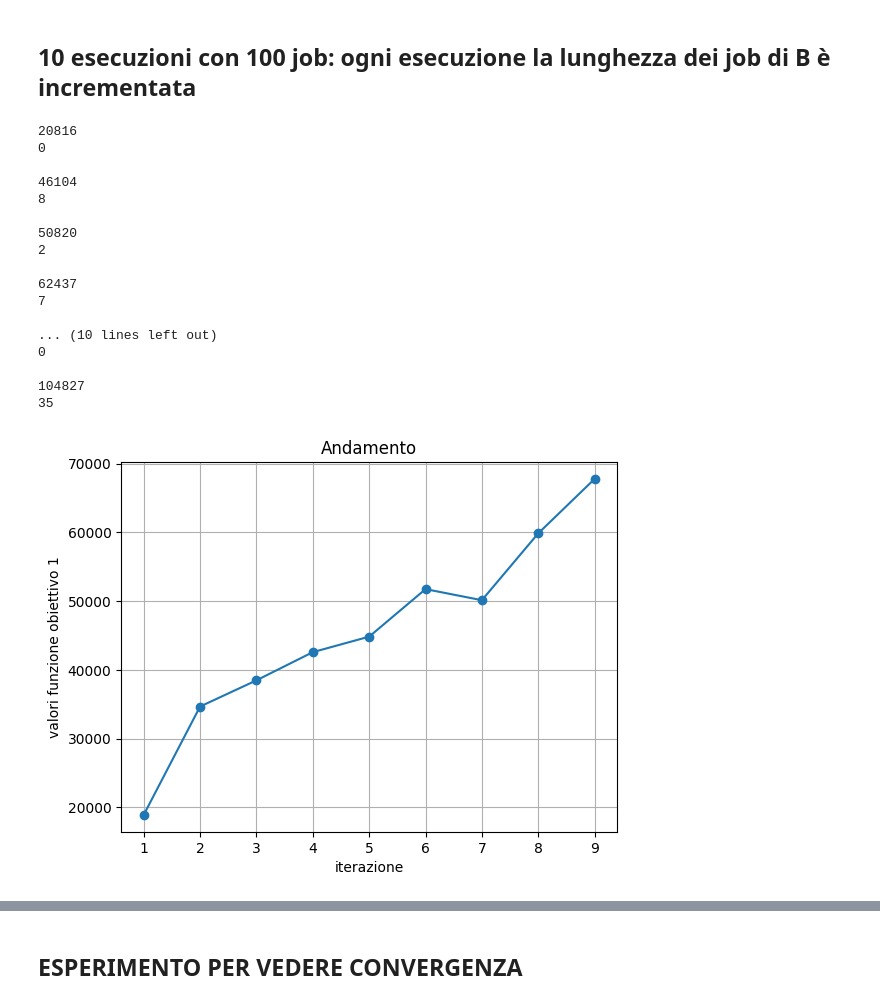
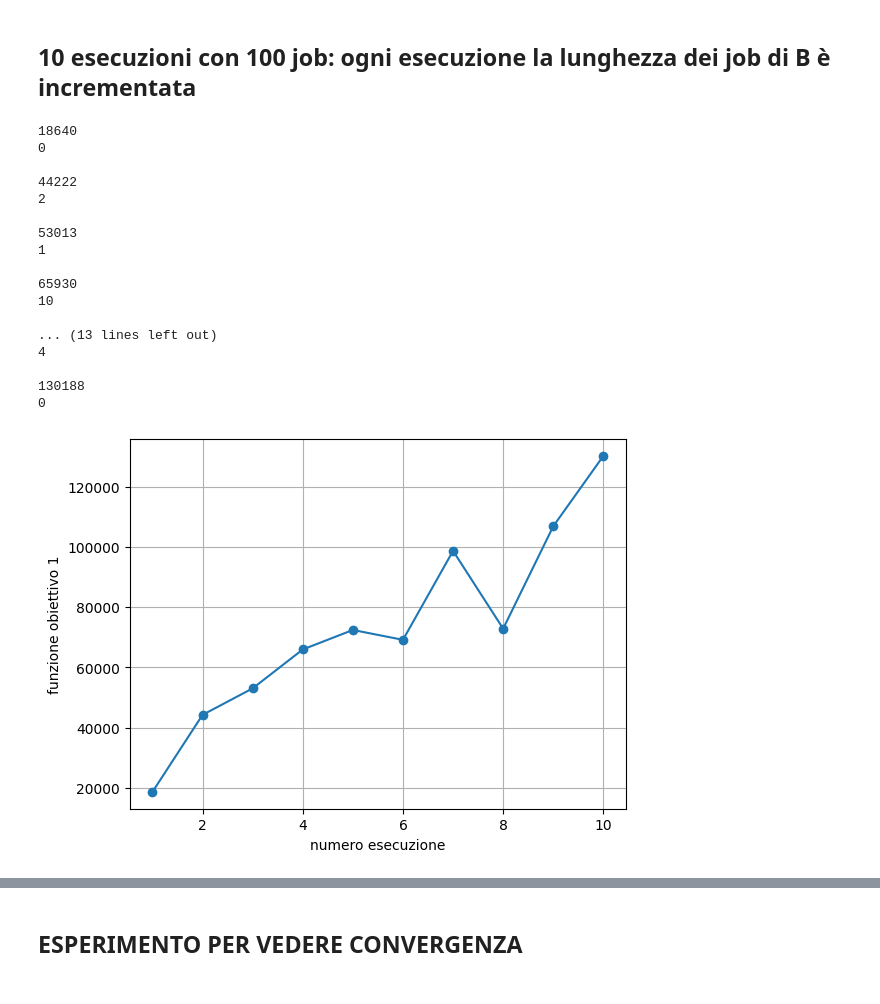
Before and after one commit to FabLetizia/Job-shop-scheduling, a Jupyter notebook: geneticAlg.ipynb, the cells around one changed output, grey strips where cells are left out. Drawn from its saved outputs; the diff is of its cells as text; code cells hidden in the pictures.

```diff
--- a/geneticAlg.ipynb
+++ b/geneticAlg.ipynb
@@ -670,7 +671,7 @@ alfa = 0.5
 
 A = [('a{}'.format(i+1), random.randint(1, 10)) for i in range(50)]
 lista_function1,lista_function2 = list(), list()
-for j in range(1,10):
+for j in range(1,11):
     if(j ==1):
         B = [('b{}'.format(i+1), random.randint(1, 10*j)) for i in range(50)]
     else:
@@ -684,35 +685,35 @@ for j in range(1,10):
     lista_function1.append(function1)
     lista_function2.append(function2)
 # %% [output]
-20816
+18640
 0
 
-46104
-8
-
-50820
+44222
 2
 
-62437
-7
+53013
+1
 
-... (10 lines left out)
+65930
+10
+
+... (13 lines left out)
+4
+
+130188
 0
-
-104827
-35
 # %%
 lista_iterazioni = list()
-for i in range(1,10):
+for i in range(1,11):
     lista_iterazioni.append(i)
 # Plot function1
 plt.plot(lista_iterazioni, lista_function1, marker='o')
-plt.xlabel('num esecuzioni')
-plt.ylabel('valori funzione obiettivo 1')
-plt.title('Andamento')
+plt.xlabel('numero esecuzione')
+plt.ylabel('funzione obiettivo 1')
+plt.title('')
 plt.grid(True)
 plt.show()
 # %% [output]
-[figure, old version]
+[figure, new version]
 # %%
 lista_iterazioni = list()
```
Also changed, not shown: parts of 2 cells of this notebook.
